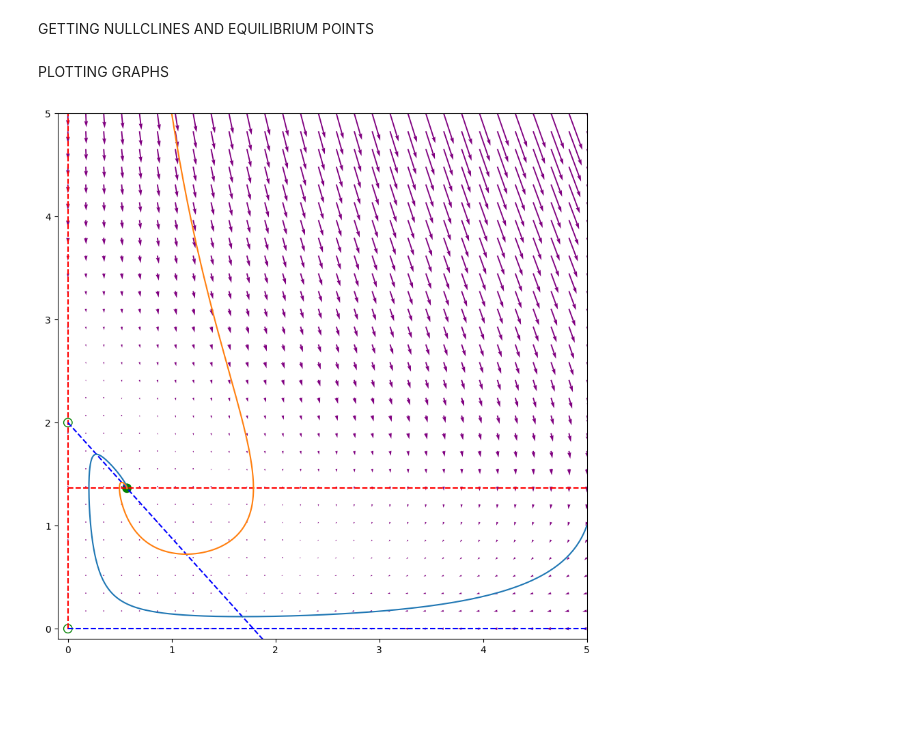
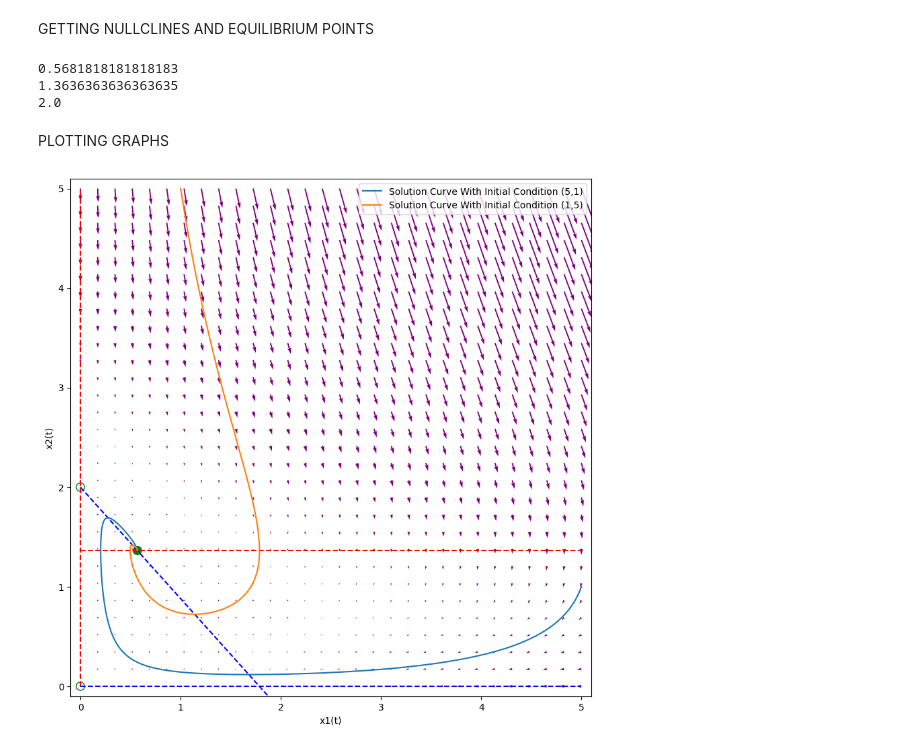
Before and after one commit to MrAnish123/Differential-Equations-Project-1, a Jupyter notebook: SetC.ipynb, the cells around one changed output. Drawn from its saved outputs; the diff is of its cells as text; code cells hidden in the pictures; blank space fills up the shorter version.

```diff
--- a/SetC.ipynb
+++ b/SetC.ipynb
@@ -53,6 +53,13 @@ h_nullcline_2 = [x1Range, x2_vals]
 
 eq_points_x1 = [0, 0, ((alpha / beta) - (1 / kappa)) * -gamma * kappa / delta]
 eq_points_x2 = [0, 1 / kappa, alpha / beta]
+
+print(eq_points_x1[2])
+print(eq_points_x2[2])
+# %% [output]
+0.5681818181818183
+1.3636363636363635
+2.0
 # %%
 
 def dSdt(t : float, S : tuple):
@@ -74,21 +81,26 @@ PLOTTING GRAPHS
 # %%
 plt.figure(figsize=(10, 10))
 plt.quiver(x1, x2, u, v, color = 'purple')
+
+plt.xlabel("x1(t)")
+plt.ylabel("x2(t)")
 
 plt.scatter(x=eq_points_x1, y=eq_points_x2, s=80, facecolors=['none', 'none', 'green'], edgecolors='green')
 
 plt.plot(v_nullcline_1[0], v_nullcline_1[1], color='r', linestyle='--')
 plt.plot(v_nullcline_2[0], v_nullcline_2[1], color='r', linestyle='--')
 
 plt.plot(h_nullcline_1[0], h_nullcline_1[1], color='b', linestyle='--')
 plt.plot(h_nullcline_2[0], h_nullcline_2[1], color='b', linestyle='--')
 
-plt.xlim((-0.1,5))
-plt.ylim((-0.1,5))
+plt.xlim((-0.1,5.1))
+plt.ylim((-0.1,5.1))
 
-plt.plot(x1_0, x2_0)
-plt.plot(x1_1, x2_1)
+plt.plot(x1_0, x2_0, label='Solution Curve With Initial Condition (5,1)')
+plt.plot(x1_1, x2_1, label='Solution Curve With Initial Condition (1,5)')
+
+plt.legend(loc="upper right")
 
 plt.show()
 # %% [output]
-[figure, old version]
+[figure, new version]
```
Also changed, not shown: parts of 4 cells of this notebook.
